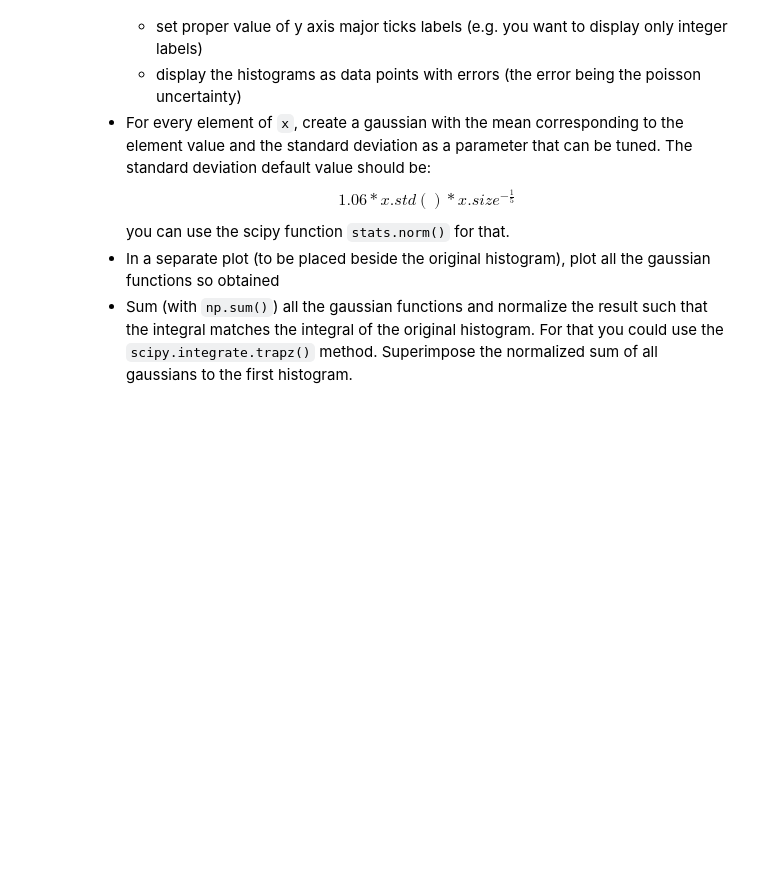
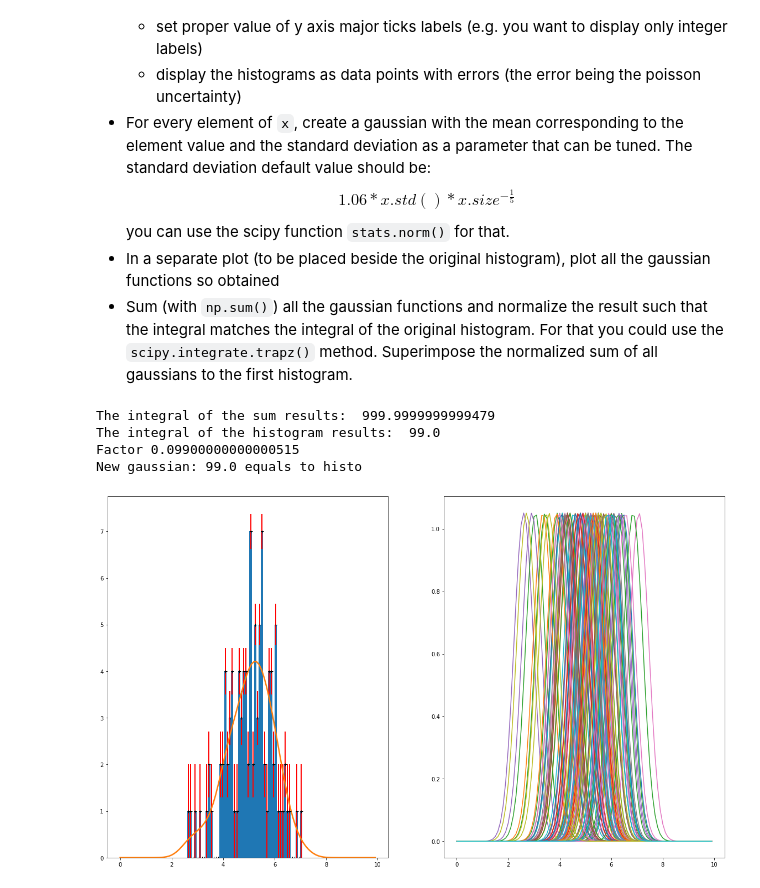
Before and after one commit to zucchett/HighLevelProgramming2021, a Jupyter notebook: 07ex_visualization.ipynb, the cells around one changed output. Saved outputs shown, nothing was run; the diff lists cells and outputs as text; code cells hidden in the pictures; blank space fills up the shorter version.

```diff
--- a/07ex_visualization.ipynb
+++ b/07ex_visualization.ipynb
@@ -47,3 +103,56 @@ $$ 1.06 * x.std() * x.size ^{-\frac{1}{5}} $$
 you can use the scipy function `stats.norm()` for that.
 * In a separate plot (to be placed beside the original histogram), plot all the gaussian functions so obtained
 * Sum (with `np.sum()`) all the gaussian functions and normalize the result such that the integral matches the integral of the original histogram. For that you could use the `scipy.integrate.trapz()` method. Superimpose the normalized sum of all gaussians to the first histogram.
+# %%
+import numpy as np
+from matplotlib import pyplot
+
+fig, ax = plt.subplots(1, 2,figsize=(20, 12))
+
+N = 100
+x = np.random.normal(loc = 5, scale = 1, size = 100) #filling numpy array
+val,bin_edge,_ = ax[0].hist(x, bins=50) #setting number of bins for the histogram
+bin_center = np.array([0.5*(bin_edge[i]+bin_edge[i+1]) for i in range(0,len(bin_edge)-1)])
+
+err = [] #setting the value of the error as poisson
+for i in range(len(val)):
+    if val[i] != 0:
+        err.append(1/np.sqrt(val[i]))
+    else:
+        err.append(0)
+
+ax[0].errorbar(bin_center, val, yerr=err, fmt="+k", ecolor='red', elinewidth=2, markersize=5)
+
+
+import scipy
+
+x_ax = np.arange(0, 10, 0.1)
+
+tot=0
+for i in x:
+    sigma = 1.06*np.std(x)*x.size**(-1/5) #function given of standard deviation
+    norm = scipy.stats.norm.pdf(x_ax, i, sigma)
+    ax[1].plot(x_ax,norm)
+    tot += norm
+
+integral = scipy.integrate.trapz(tot)
+print("The integral of the sum results: ",integral)
+
+intX = scipy.integrate.trapz(val)
+print("The integral of the histogram results: ",intX)
+
+f = (intX/integral)
+print("Factor",f)
+
+T = tot[:]*f
+intT = scipy.integrate.trapz(T)
+print("New gaussian:",intT,"equals to histo")
+ax[0].plot(x_ax,T, linewidth = 2.5)
+
+plt.show()
+# %% [output]
+The integral of the sum results:  999.9999999999479
+The integral of the histogram results:  99.0
+Factor 0.09900000000000515
+New gaussian: 99.0 equals to histo
+[figure, added]
```
Also changed, not shown: parts of 4 cells of this notebook.
